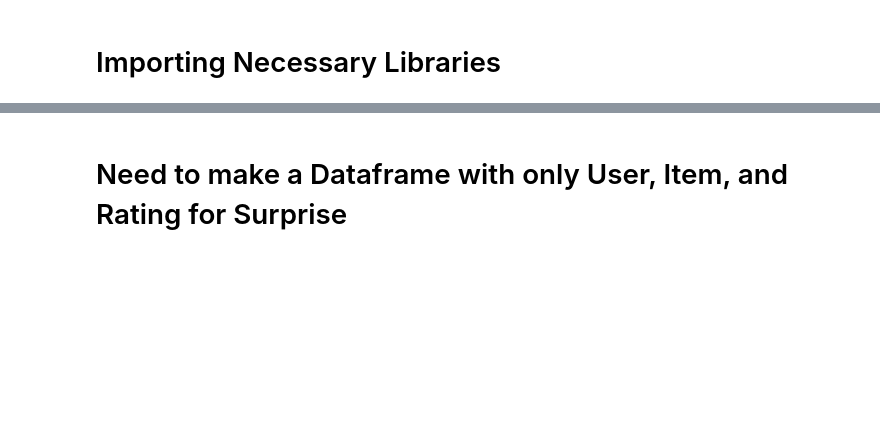
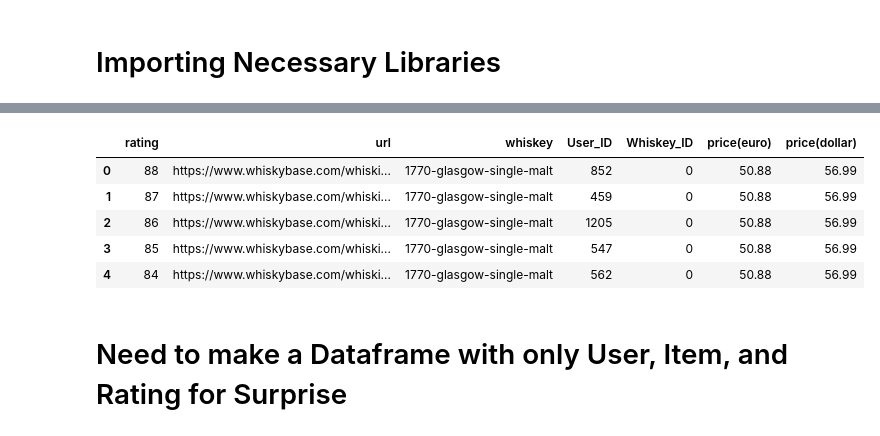
Before and after one commit to AustinKrause/whiskey-recommender, a Jupyter notebook: SVD_whiskey_data.ipynb, the cells around one changed output, grey strips where cells are left out. Drawn from its saved outputs; the diff is of its cells as text; code cells hidden in the pictures; blank space fills up the shorter version.

```diff
--- a/SVD_whiskey_data.ipynb
+++ b/SVD_whiskey_data.ipynb
@@ -15,0 +18,9 @@ df.shape
+# %%
+df.head()
+# %% [output]
+|  | rating | url | whiskey | User_ID | Whiskey_ID | price(euro) | price(dollar) |
+| 0 | 88 | https://www.whiskybase.com/whiski... | 1770-glasgow-single-malt | 852 | 0 | 50.88 | 56.99 |
+| 1 | 87 | https://www.whiskybase.com/whiski... | 1770-glasgow-single-malt | 459 | 0 | 50.88 | 56.99 |
+| 2 | 86 | https://www.whiskybase.com/whiski... | 1770-glasgow-single-malt | 1205 | 0 | 50.88 | 56.99 |
+| 3 | 85 | https://www.whiskybase.com/whiski... | 1770-glasgow-single-malt | 547 | 0 | 50.88 | 56.99 |
+| 4 | 84 | https://www.whiskybase.com/whiski... | 1770-glasgow-single-malt | 562 | 0 | 50.88 | 56.99 |
```
Also changed, not shown: parts of 14 cells of this notebook.
